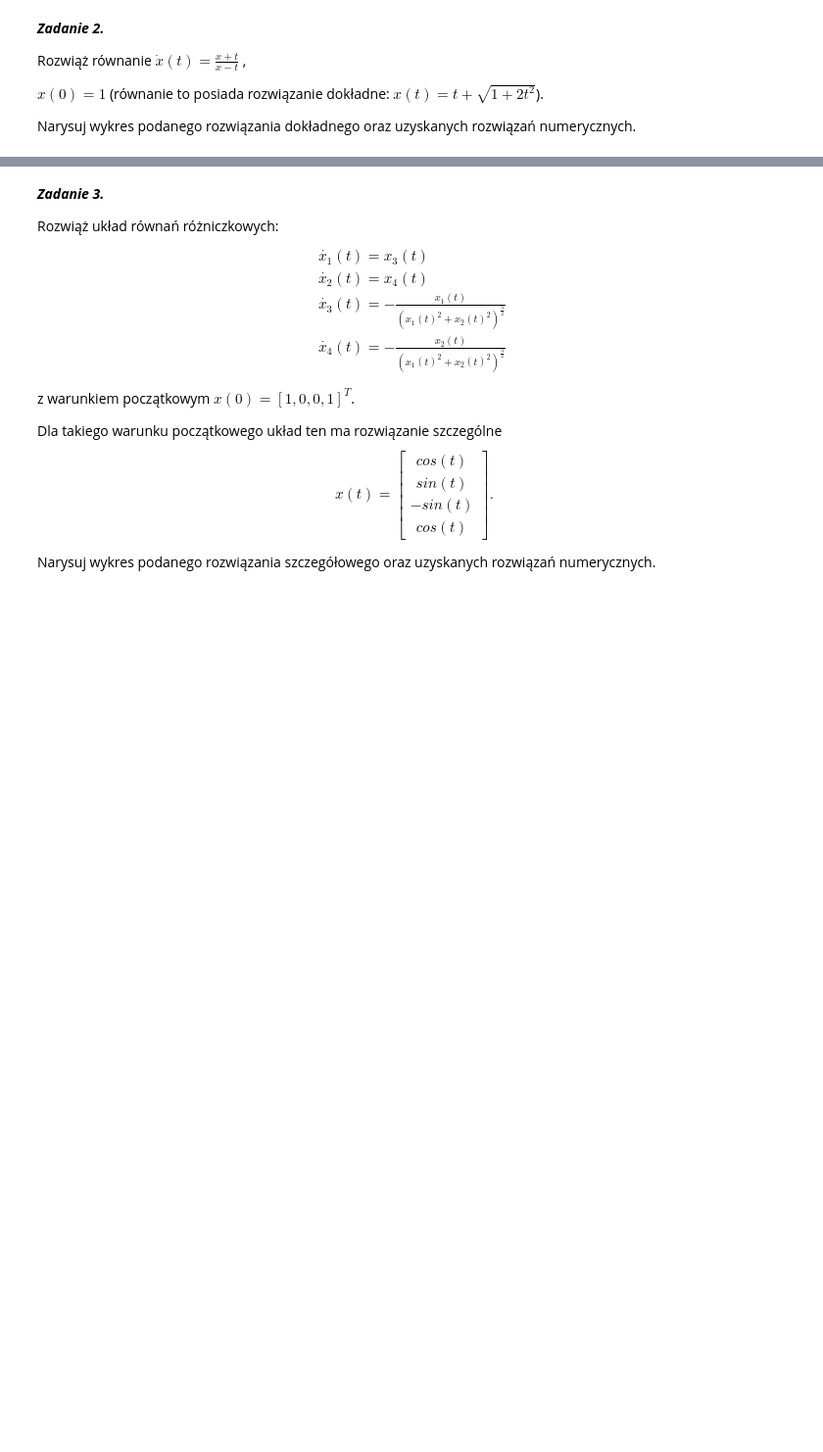
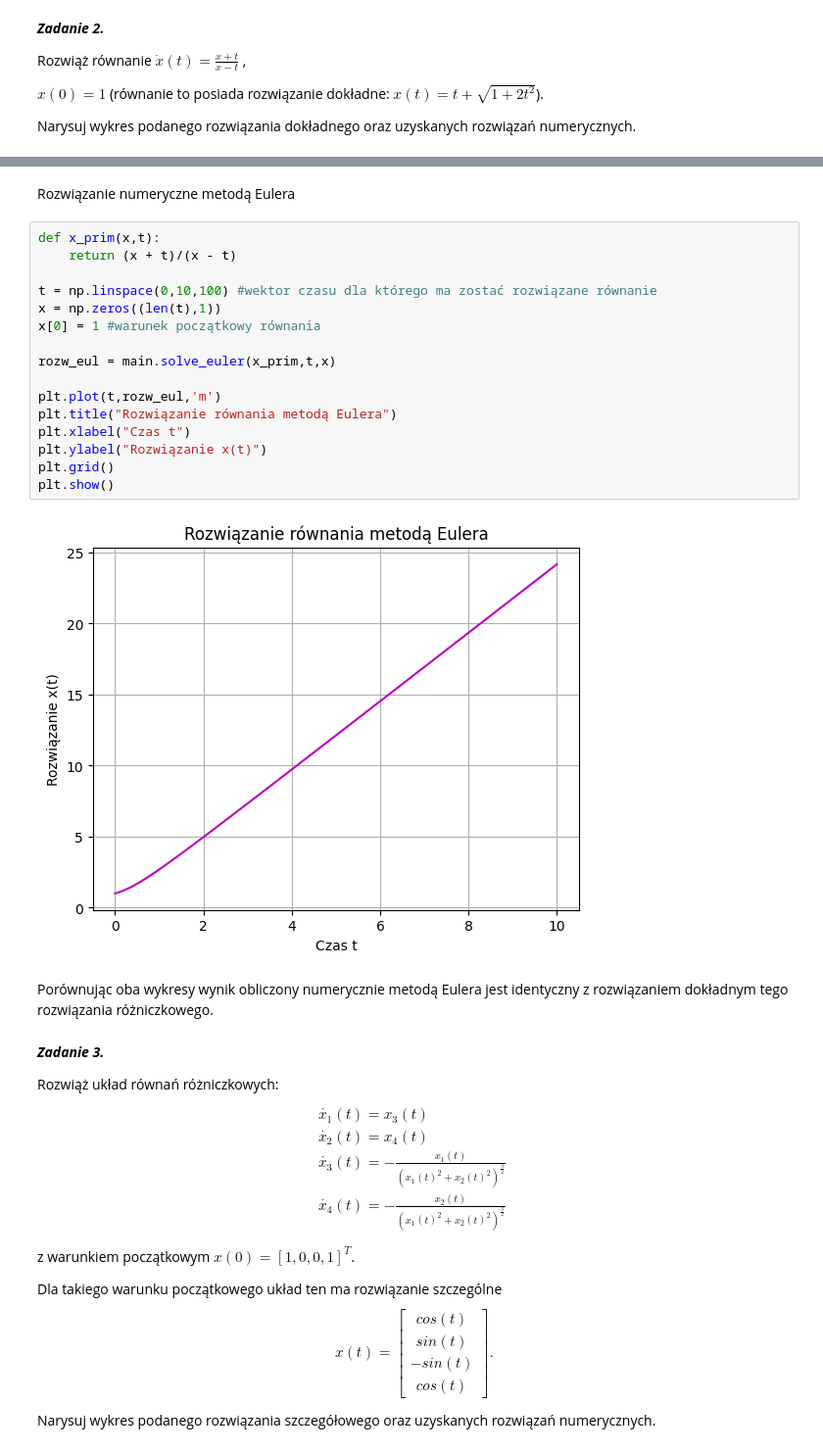
Before and after one commit to KAiR-ISZ-LAB-RM/laboratorium-12-Patrycj2a, a Jupyter notebook: sprawozdanie.ipynb, the cells around one changed output, grey strips where cells are left out. Shown: that part at 98% size. Saved outputs shown, nothing was run; the diff lists cells and outputs as text; blank space fills up the shorter version.

```diff
--- a/sprawozdanie.ipynb
+++ b/sprawozdanie.ipynb
@@ -36,3 +58,25 @@ Narysuj wykres podanego rozwiązania dokładnego oraz uzyskanych rozwiązań num
+# %% [markdown]
+Rozwiązanie numeryczne metodą Eulera
+# %%
+def x_prim(x,t):
+    return (x + t)/(x - t)
+
+t = np.linspace(0,10,100) #wektor czasu dla którego ma zostać rozwiązane równanie
+x = np.zeros((len(t),1))
+x[0] = 1 #warunek początkowy równania
+
+rozw_eul = main.solve_euler(x_prim,t,x)
+
+plt.plot(t,rozw_eul,'m')
+plt.title("Rozwiązanie równania metodą Eulera")
+plt.xlabel("Czas t")
+plt.ylabel("Rozwiązanie x(t)")
+plt.grid()
+plt.show()
+# %% [output]
+[figure, added]
+# %% [markdown]
+Porównując oba wykresy wynik obliczony numerycznie metodą Eulera jest identyczny z rozwiązaniem dokładnym tego rozwiązania różniczkowego.
 # %% [markdown]
 ***Zadanie 3.***
 
```
Also changed, not shown: parts of 12 cells of this notebook, 1 other file.
